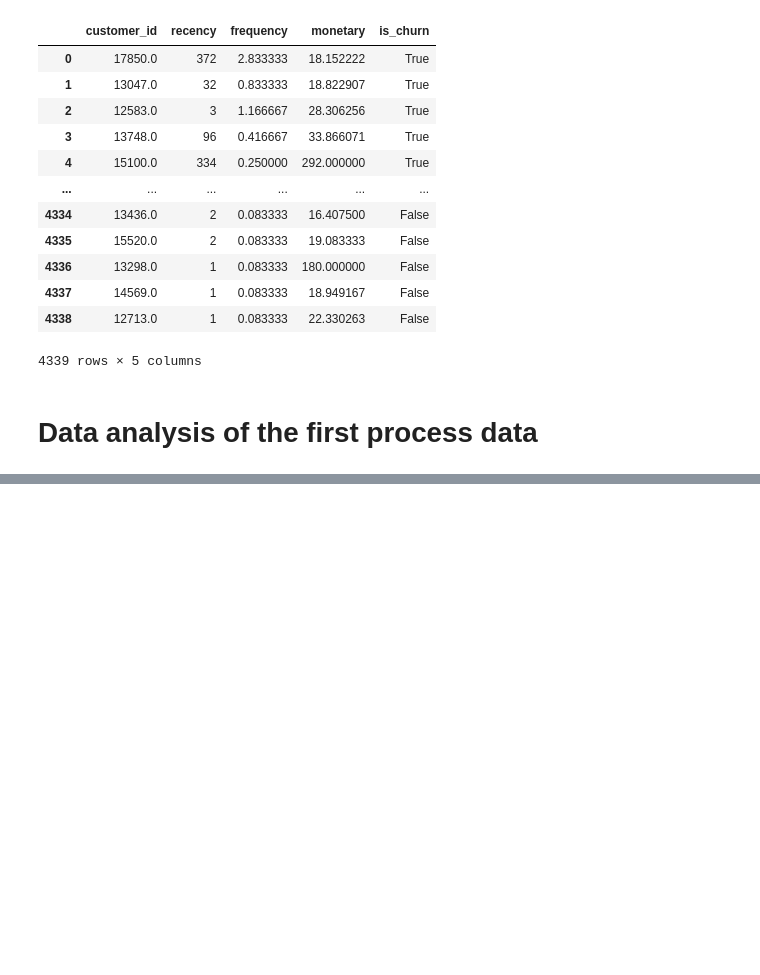
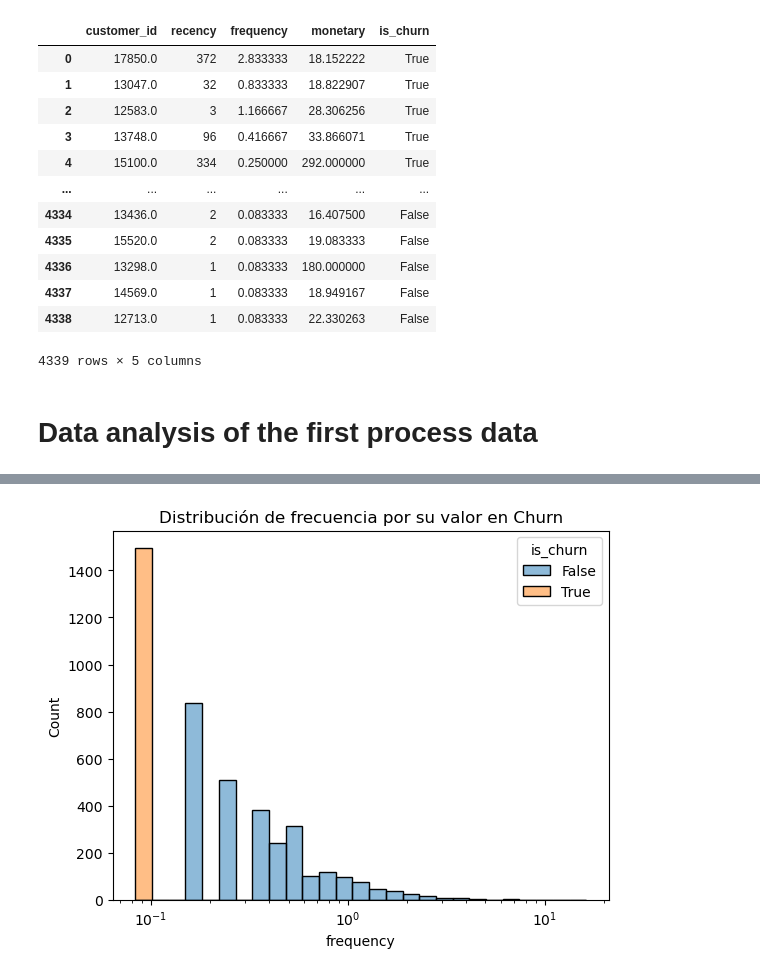
Before and after one commit to ErickMMuniz/model-churn-for-retails-using-mlops-stack, a Jupyter notebook: notebooks/EDA for process data.ipynb, the cells around one changed output, grey strips where cells are left out. Drawn from its saved outputs; the diff is of its cells as text; code cells hidden in the pictures; blank space fills up the shorter version.

```diff
--- a/notebooks/EDA for process data.ipynb
+++ b/notebooks/EDA for process data.ipynb
@@ -99,0 +107,6 @@ group_counts_size = df.groupby('Category').size()
+# %%
+sns.histplot(data=df, x='frequency', hue='is_churn', log_scale=(True, False))
+plt.title('Distribución de frecuencia por su valor en Churn')
+plt.show()
+# %% [output]
+[figure, added]
```
Also changed, not shown: parts of 9 cells of this notebook, 7 other files.
